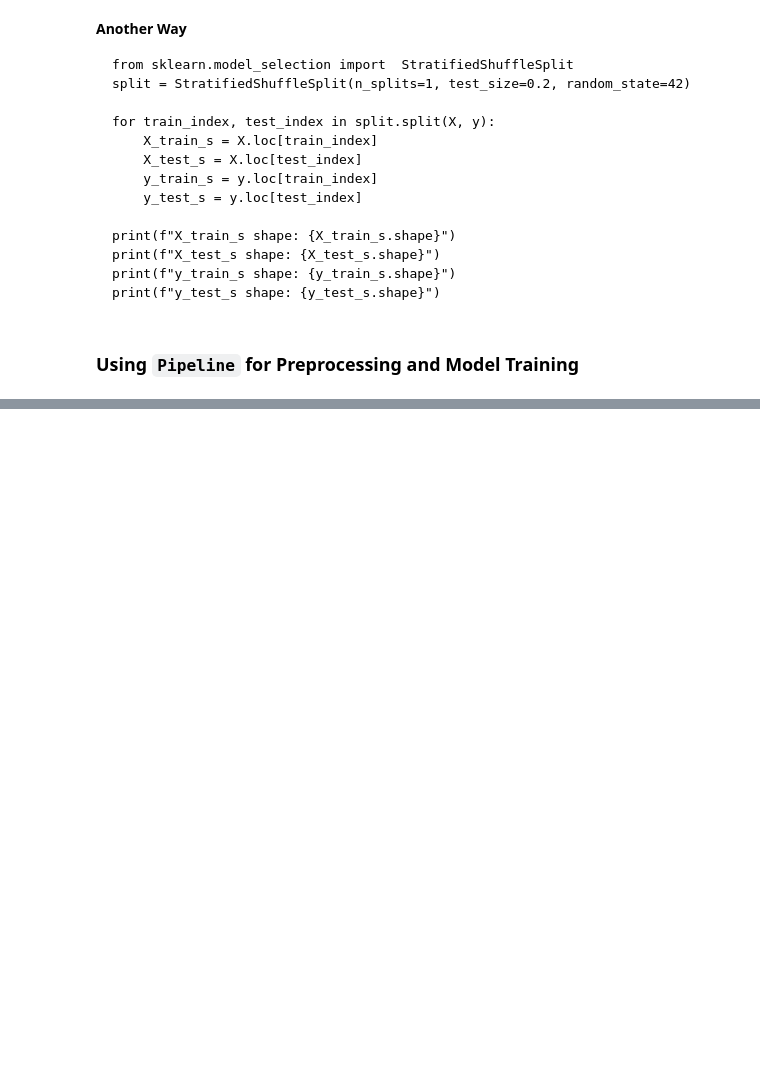
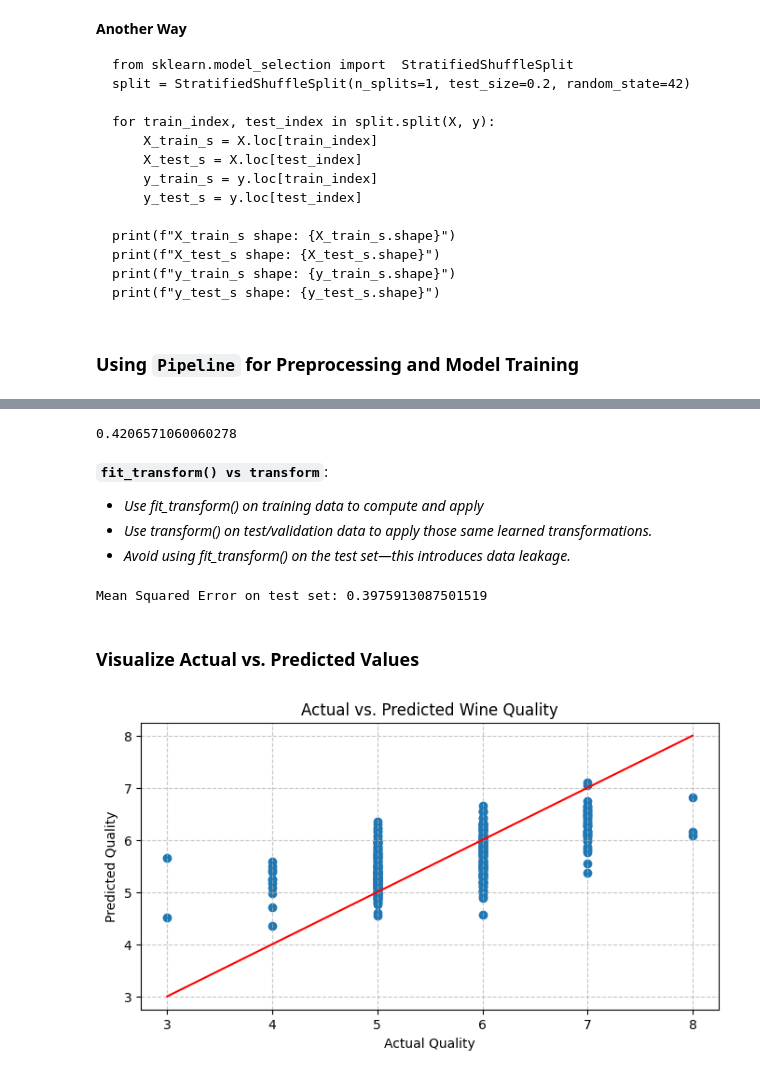
Before and after one commit to 22f2000792/MLP-prac, a Jupyter notebook: prac1.ipynb, the cells around one changed output, grey strips where cells are left out. Cells and saved outputs as stored; diff of their text form; code cells hidden in the pictures; blank space fills up the shorter version.

Commit message:
ml train

```diff
--- a/prac1.ipynb
+++ b/prac1.ipynb
@@ -218,10 +218,9 @@ from sklearn.impute import SimpleImputer
 
 # Create a pipeline with StandardScaler
 pipeline = Pipeline([
+    ('imputer', SimpleImputer(strategy='median')), # Impute first if there were missing values
     ('scaler', StandardScaler()),
-    ('imputer', SimpleImputer(strategy='median')),
-
 ])
 
-# Fit the pipeline to the training data
-pipeline.fit_transform(X_train, y_train)
+# Fit the pipeline to the training data and transform it
+X_train_prepared = pipeline.fit_transform(X_train)
@@ -241,0 +278,5 @@ array([[-0.94797009,  1.84038456, -1.30310213, ..., -0.05665069,
+# %%
+from sklearn.linear_model import LinearRegression
+from sklearn.metrics import mean_squared_error, r2_score
+model_regression=LinearRegression()
+model_regression.fit(X_train_prepared,y_train)
@@ -241,0 +293,36 @@ array([[-0.94797009,  1.84038456, -1.30310213, ..., -0.05665069,
+# %%
+mean_squared_error(y_train,X_train_prdict)
+# %% [output]
+0.4206571060060278
+# %%
+# Transform the test set using the fitted pipeline
+X_test_prepared = pipeline.transform(X_test)
+
+# Make predictions on the transformed test set
+y_pred = model_regression.predict(X_test_prepared)
+# %% [markdown]
+**`fit_transform() vs transform`**:
+
+*   *Use fit_transform() on training data to compute and apply*
+*   *Use transform() on test/validation data to apply those same learned transformations.*
+* *Avoid using fit_transform() on the test set—this introduces data leakage.*
+# %%
+# Evaluate the model performance on the test set
+mse = mean_squared_error(y_test, y_pred)
+print(f"Mean Squared Error on test set: {mse}")
+# %% [output]
+Mean Squared Error on test set: 0.3975913087501519
+# %% [markdown]
+### Visualize Actual vs. Predicted Values
+# %%
+
+plt.figure(figsize=(8,4))
+plt.scatter(y_test,y_pred)
+plt.xlabel('Actual Quality')
+plt.ylabel('Predicted Quality')
+plt.title('Actual vs. Predicted Wine Quality')
+plt.grid(True, linestyle='--', alpha=0.7)
+plt.plot([y_test.min(), y_test.max()],[y_test.min(), y_test.max()], color='red')
+plt.show()
+# %% [output]
+[figure, added]
```
Also changed, not shown: parts of 11 cells of this notebook.
